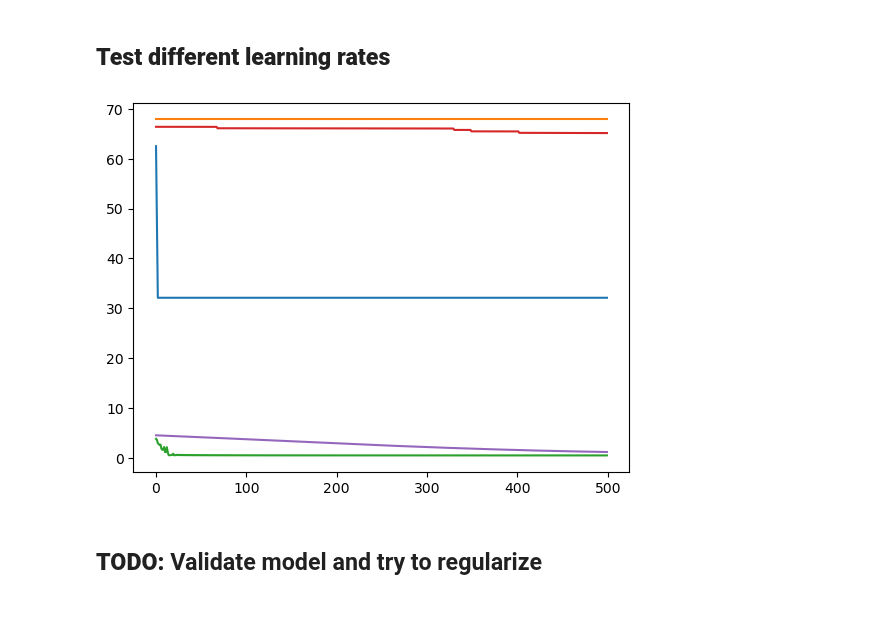
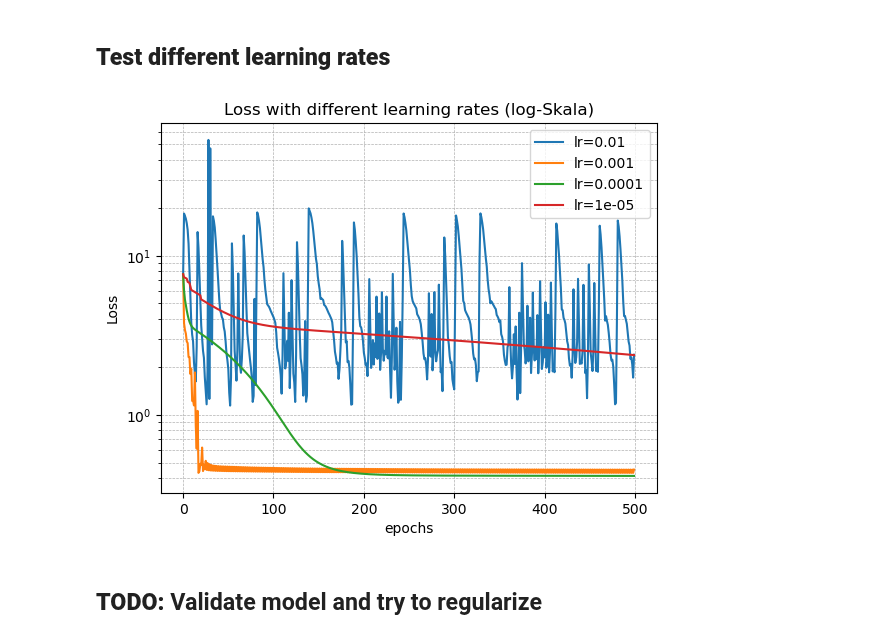
Before and after one commit to FelixFritz02/MasterKL, a Jupyter notebook: AI Numerics/Data Challenge/Logistic_Regression.ipynb, the cells around one changed output. Cells and saved outputs as stored; diff of their text form; code cells hidden in the pictures; blank space fills up the shorter version.

Commit message:
started with logistic regression and learning rates

```diff
--- a/AI Numerics/Data Challenge/Logistic_Regression.ipynb
+++ b/AI Numerics/Data Challenge/Logistic_Regression.ipynb
@@ -146,41 +132,49 @@ tensor([0.2115])
 # %% [markdown]
 ## **Test different learning rates**
 # %%
-lr = [0.1, 0.01, 0.001, 0.0001, 0.00001]
+lr = [0.01, 0.001, 0.0001, 0.00001]
 losses = []
 
 for learning_rate in lr:
+    torch.manual_seed(41)
     LR_model = LogisticRegression(input_dimensions=X.shape[1])
 
     loss_fun = nn.BCELoss()
     optimizer = optim.SGD(LR_model.parameters(), lr=learning_rate)
 
     X_tensor = torch.tensor(X.values, dtype=torch.float32)
     Y_tensor = torch.tensor(y.values, dtype=torch.float32).view(-1, 1)
 
     epochs = 500
 
     # We wish to save the trajectory of weight, bias and loss
     hist_W = []
     hist_b = []
     hist_loss = []
 
     #Trainigsloop bleibt auch bei mehrschichtigen Netzen gleich
     for epoch in range(epochs):
         pred = LR_model(X_tensor)                       # Forward pass
         loss = loss_fun(pred, Y_tensor)                 # Compute loss
 
         optimizer.zero_grad()   # Gradienten auf Null setzen
         loss.backward()         # Berechne den Gradienten
         optimizer.step()        # Optimierungsschritt nach Gradient Descent
 
         hist_loss.append(loss.item())
 
     losses.append(hist_loss)
 
 for hist_loss in losses:
     plt.plot(hist_loss)
+
+plt.xlabel("epochs")
+plt.ylabel("Loss")
+plt.yscale("log")  # <-- log-Skalierung der y-Achse
+plt.legend([f"lr={l}" for l in lr])
+plt.title("Loss with different learning rates (log-Skala)")
+plt.grid(True, which="both", linestyle="--", linewidth=0.5)
 # %% [output]
-[figure, old version]
+[figure, new version]
 # %% [markdown]
 ## **TODO:** Validate model and try to regularize
```
Also changed, not shown: parts of 3 cells of this notebook.
